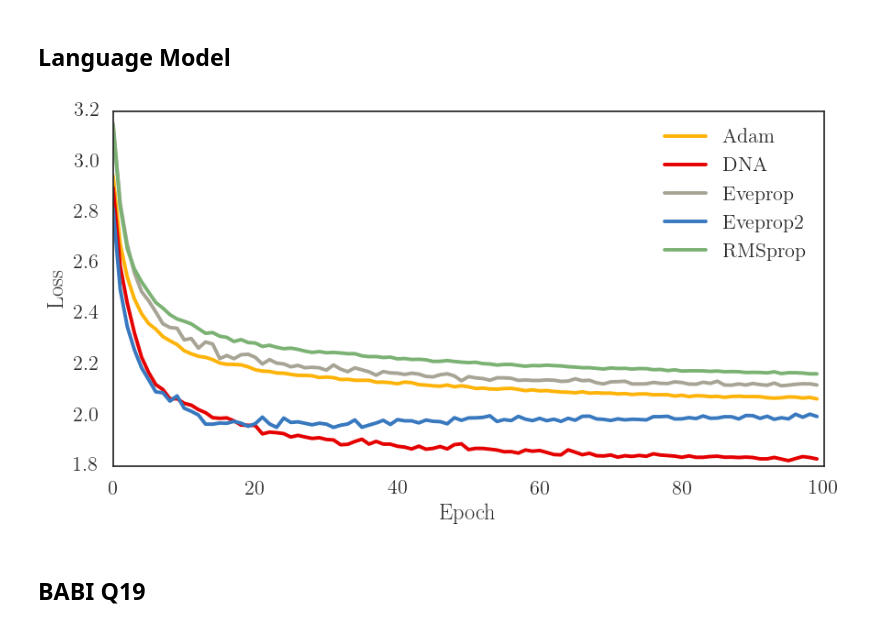
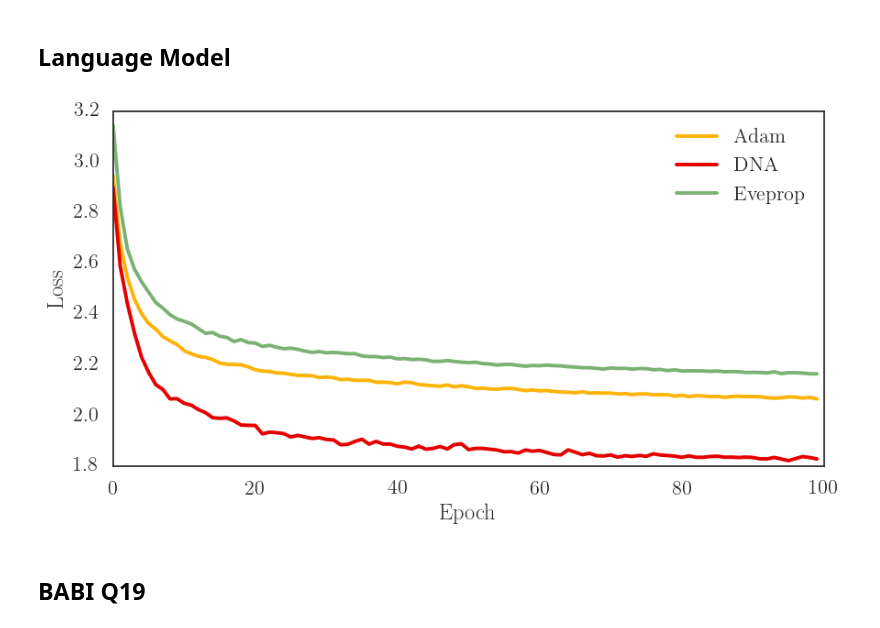
Before and after one commit to jayanthkoushik/sgd-feedback, a Jupyter notebook: src/compare_opts.ipynb, the cells around one changed output. Drawn from its saved outputs; the diff is of its cells as text; code cells hidden in the pictures.

Commit message:
Fix visualization of language modeling experiment

```diff
--- a/src/compare_opts.ipynb
+++ b/src/compare_opts.ipynb
@@ -235,14 +235,14 @@ generic_visexp_visualize("big_cnn", "cifar100")
 ## Language Model
 # %%
 plt.figure(figsize=(10, 5))
-for alg, alg_name, color in zip(["adam", "dna", "eveprop", "eveprop2", "rmsprop"], ["Adam", "DNA", "Eveprop", "Eveprop2", "RMSprop"], colors):
+for alg, alg_name, color in zip(["adam", "dna", "rmsprop"], ["Adam", "DNA", "Eveprop", "Eveprop2", "RMSprop"], [colors[0], colors[1], colors[4]]):
     with open("../data/gru/ptb/{}/fitstats/epoch_losses.pkl".format(alg), "rb") as f:
         plt.plot(pickle.load(f)["train"], label=alg_name, color=color)
 plt.xlabel("Epoch")
 plt.ylabel("Loss")
 _ = plt.legend()
 # %% [output]
-[figure, old version]
+[figure, new version]
 # %% [markdown]
 ## BABI Q19
 # %%
```
